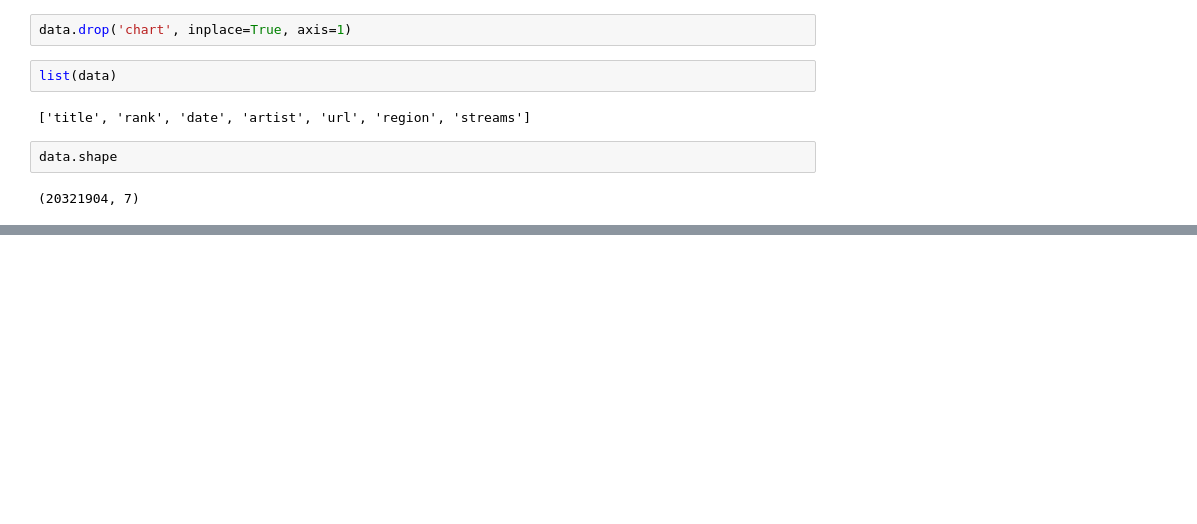
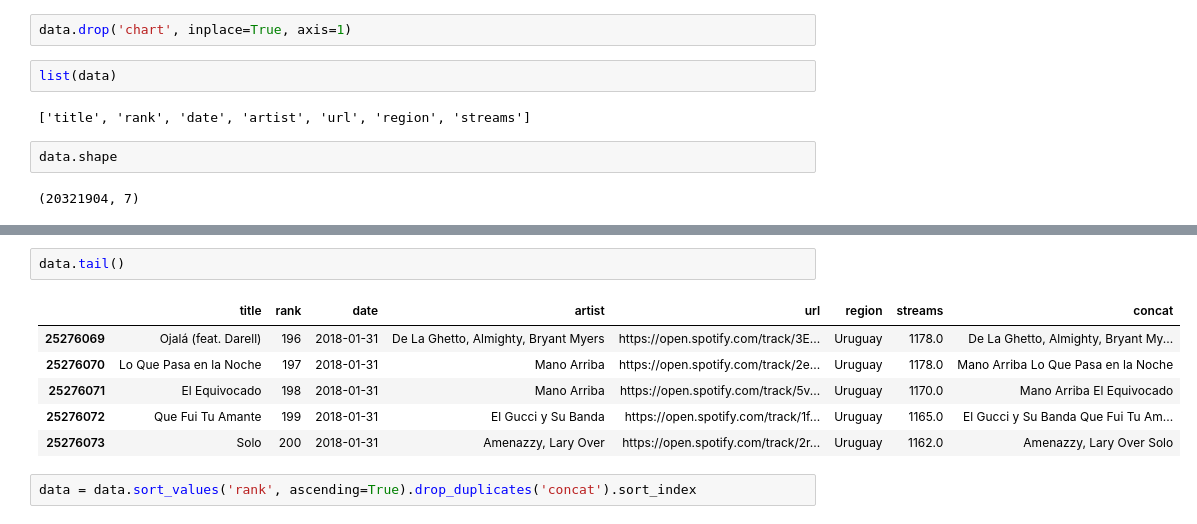
Before and after one commit to HolmQ84/DataScience-ExamProject, a Jupyter notebook: DataScience-SongManagement/JupyterNotebook/Cleaning dataset.ipynb, the cells around one changed output, grey strips where cells are left out. Saved outputs shown, nothing was run; the diff lists cells and outputs as text; blank space fills up the shorter version.

```diff
--- a/DataScience-SongManagement/JupyterNotebook/Cleaning dataset.ipynb
+++ b/DataScience-SongManagement/JupyterNotebook/Cleaning dataset.ipynb
@@ -185,0 +237,11 @@ AttributeError: 'NoneType' object has no attribute 'value_counts'
+# %%
+data.tail()
+# %% [output]
+|  | title | rank | date | artist | url | region | streams | concat |
+| 25276069 | Ojalá (feat. Darell) | 196 | 2018-01-31 | De La Ghetto, Almighty, Bryant Myers | https://open.spotify.com/track/3E... | Uruguay | 1178.0 | De La Ghetto, Almighty, Bryant My... |
+| 25276070 | Lo Que Pasa en la Noche | 197 | 2018-01-31 | Mano Arriba | https://open.spotify.com/track/2e... | Uruguay | 1178.0 | Mano Arriba Lo Que Pasa en la Noche |
+| 25276071 | El Equivocado | 198 | 2018-01-31 | Mano Arriba | https://open.spotify.com/track/5v... | Uruguay | 1170.0 | Mano Arriba El Equivocado |
+| 25276072 | Que Fui Tu Amante | 199 | 2018-01-31 | El Gucci y Su Banda | https://open.spotify.com/track/1f... | Uruguay | 1165.0 | El Gucci y Su Banda Que Fui Tu Am... |
+| 25276073 | Solo | 200 | 2018-01-31 | Amenazzy, Lary Over | https://open.spotify.com/track/2r... | Uruguay | 1162.0 | Amenazzy, Lary Over Solo |
+# %%
+data = data.sort_values('rank', ascending=True).drop_duplicates('concat').sort_index
```
Also changed, not shown: parts of 19 cells of this notebook, 2 other files.
